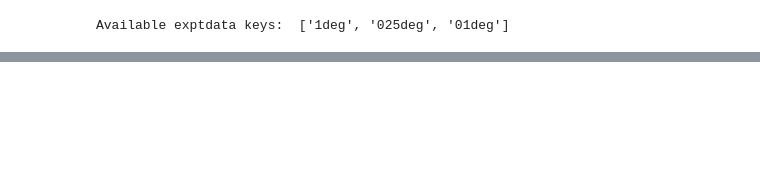
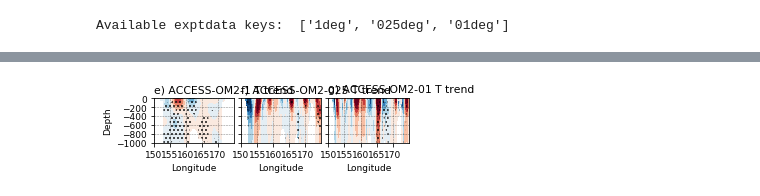
Before and after one commit to ERDuran/Australian-waters-diagnostics, a Jupyter notebook: scripts/p61_plot_temp_ym34_ym42.ipynb, the cells around one changed output, grey strips where cells are left out. Saved outputs shown, nothing was run; the diff lists cells and outputs as text; code cells hidden in the pictures; blank space fills up the shorter version.

```diff
--- a/scripts/p61_plot_temp_ym34_ym42.ipynb
+++ b/scripts/p61_plot_temp_ym34_ym42.ipynb
@@ -746,0 +548,91 @@ Bbox(x0=0.7315217391304348, y0=0.1250000000000001, x1=0.9000000000000001, y1=0.4
+# %%
+ax = plt.subplot(row, col, 9)
+pos = ax.get_position()
+print(pos)
+pos_plot = [pos.x0, pos.y0, pos.x1+0.0175, pos.y1-0.01]
+print(pos_plot)
+levels=arange(-5,5,1)
+cmap = plt.cm.RdBu_r
+data = v_ym34_1_slope_mod
+plot = plt.contourf(data.xu_ocean, data.st_ocean, data,
+            cmap=cmap, levels=levels, extend='both')
+levels2=[0, 0.05]
+# cmap2 = plt.cm.RdBu_r
+data2 = v_ym34_1_p_value_mod
+plot2 = plt.contourf(data.xu_ocean, data.st_ocean, data2, hatches=['...'],
+            colors='none', levels=levels2)
+ax.set_position(bbox(pos_plot))
+ax.set_title('e) ACCESS-OM2-1 T trend', loc='left')
+# ax.set_extent([90, 180, -70, 20], crs=ccrs.PlateCarree())
+ax.set_xticks(arange(150, 170, 5))
+ax.set_yticks(arange(-2000, 0, 200))
+# lon_formatter = LongitudeFormatter(zero_direction_label=True)
+# ax.xaxis.set_major_formatter(lon_formatter)
+# ax.yaxis.set_major_formatter(lat_formatter)
+ax.set_xlabel('Longitude')
+# ax.set_xticklabels('')
+ax.set_ylabel('Depth')
+plt.ylim([-1000, 0]), plt.xlim([150, 175])
+# ax.set_yticklabels('')
+ax.grid(linewidth=0.5, color='black', alpha=0.5, linestyle='--')
+
+ax = plt.subplot(row, col, 10)
+pos = ax.get_position()
+print(pos)
+pos_plot = [pos.x0, pos.y0, pos.x1+0.0175, pos.y1-0.01]
+print(pos_plot)
+# levels=arange(-1,1,0.2)
+cmap = plt.cm.RdBu_r
+data = v_ym34_025_slope_mod
+plot = plt.contourf(data.xu_ocean, data.st_ocean, data,
+            cmap=cmap, levels=levels, extend='both')
+levels2=[0, 0.05]
+# cmap2 = plt.cm.RdBu_r
+data2 = v_ym34_025_p_value_mod
+plot2 = plt.contourf(data.xu_ocean, data.st_ocean, data2, hatches=['...'],
+            colors='none', levels=levels2)
+ax.set_position(bbox(pos_plot))
+ax.set_title('f) ACCESS-OM2-025 T trend', loc='left')
+# ax.set_extent([90, 180, -70, 20], crs=ccrs.PlateCarree())
+ax.set_xticks(arange(150, 170, 5))
+ax.set_yticks(arange(-2000, 0, 200))
+# lon_formatter = LongitudeFormatter(zero_direction_label=True)
+# ax.xaxis.set_major_formatter(lon_formatter)
+# ax.yaxis.set_major_formatter(lat_formatter)
+ax.set_xlabel('Longitude')
+# ax.set_xticklabels('')
+ax.set_ylabel('')
+ax.set_yticklabels('')
+plt.ylim([-1000, 0]), plt.xlim([150, 175])
+ax.grid(linewidth=0.5, color='black', alpha=0.5, linestyle='--')
+
+ax = plt.subplot(row, col, 11)
+pos = ax.get_position()
+print(pos)
+pos_plot = [pos.x0, pos.y0, pos.x1+0.0175, pos.y1-0.01]
+print(pos_plot)
+# levels=arange(-1,1,0.2)
+cmap = plt.cm.RdBu_r
+data = v_ym34_01_slope_mod
+plot = plt.contourf(data.xu_ocean, data.st_ocean, data,
+            cmap=cmap, levels=levels, extend='both')
+levels2=[0, 0.05]
+# cmap2 = plt.cm.RdBu_r
+data2 = v_ym34_01_p_value_mod
+plot2 = plt.contourf(data.xu_ocean, data.st_ocean, data2, hatches=['...'],
+            colors='none', levels=levels2)
+ax.set_position(bbox(pos_plot))
+ax.set_title('g) ACCESS-OM2-01 T trend', loc='left')
+# ax.set_extent([90, 180, -70, 20], crs=ccrs.PlateCarree())
+ax.set_xticks(arange(150, 170, 5))
+ax.set_yticks(arange(-2000, 0, 200))
+# lon_formatter = LongitudeFormatter(zero_direction_label=True)
+# ax.xaxis.set_major_formatter(lon_formatter)
+# ax.yaxis.set_major_formatter(lat_formatter)
+ax.set_xlabel('Longitude')
+# ax.set_xticklabels('')
+ax.set_ylabel('')
+ax.set_yticklabels('')
+plt.ylim([-1000, 0]), plt.xlim([150, 175])
+ax.grid(linewidth=0.5, color='black', alpha=0.5, linestyle='--')
+# %% [output]
@@ -746,0 +645 @@ Bbox(x0=0.7315217391304348, y0=0.1250000000000001, x1=0.9000000000000001, y1=0.4
+[figure, added]
```
Also changed, not shown: parts of 6 cells of this notebook, 3 other files.
